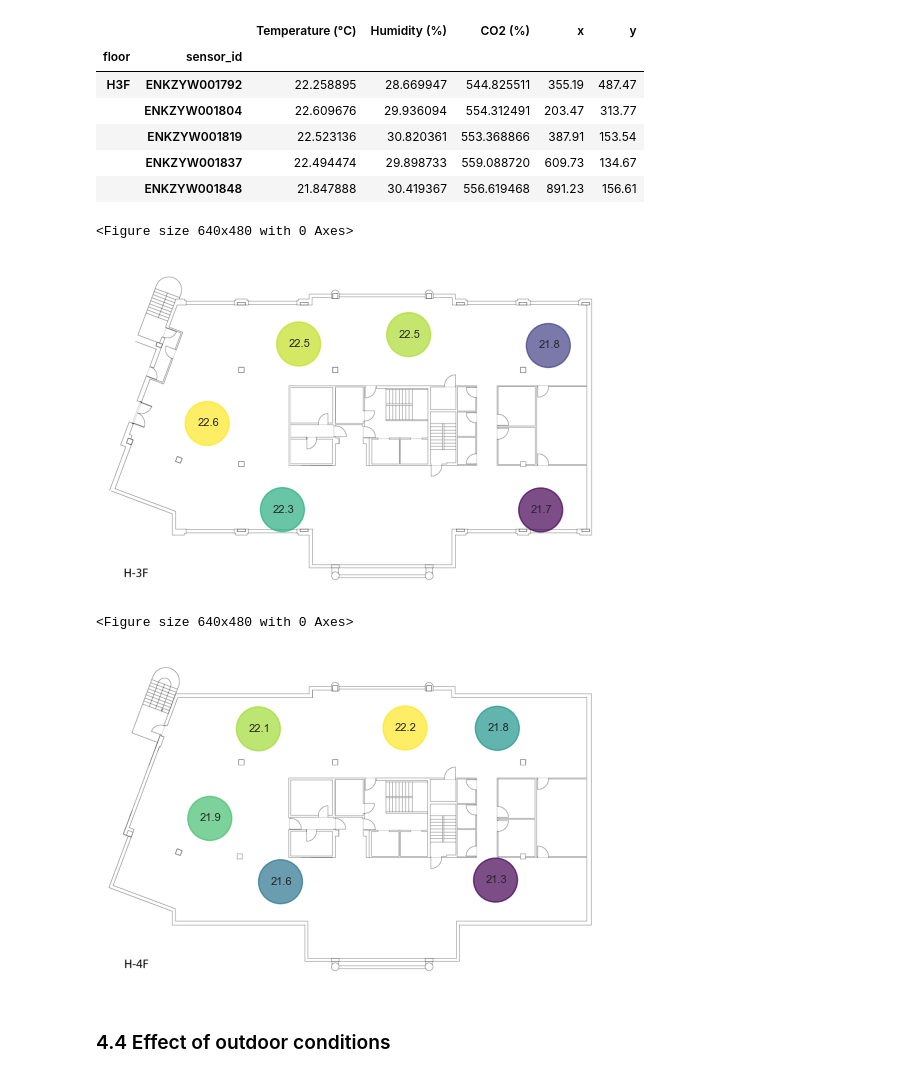
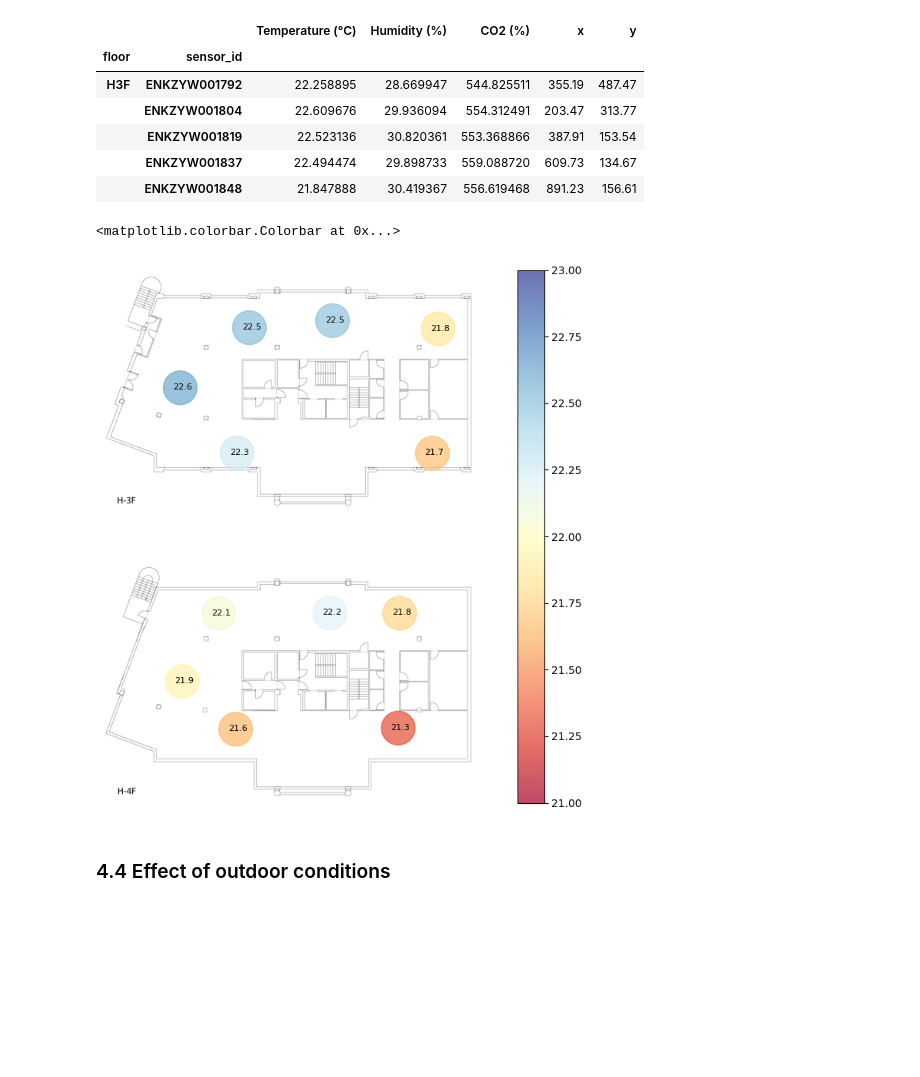
Before and after one commit to SidMurthy97/fp_task, a Jupyter notebook: analysis.ipynb, the cells around one changed output. Cells and saved outputs as stored; diff of their text form; code cells hidden in the pictures; blank space fills up the shorter version.

Commit message:
prettying up plots for presentation

```diff
--- a/analysis.ipynb
+++ b/analysis.ipynb
@@ -7,7 +7,8 @@ import pandas as pd
 import numpy as np
 import matplotlib.pyplot as plt
 import seaborn as sns
-sns.set_style("darkgrid")
+# sns.set_style("darkgrid")
+# plt.rcParams['figure.figsize'] = [13,9]
 import json
 
 from tqdm import tqdm
@@ -386,8 +395,3 @@ iaq_with_date = iaq_w_floors.copy()
 iaq_with_date["Date"] = iaq_with_date["Timestamp"].dt.date
 
 iaq_by_date = iaq_with_date.groupby(["floor","Date"]).mean(numeric_only=True)
-# %%
-for column in iaq_by_date:
-    plt.figure()
-    plt.xticks(rotation=45)
-    sns.lineplot(data=iaq_by_date,x="Date",y=column, hue="floor")
@@ -410,4 +435,18 @@ for column in iaq_by_hour:
     ax = sns.lineplot(data=iaq_by_hour,x="hour",y=column, hue="floor")
     ax.axvspan(8,18,alpha=0.2, color="crimson", label="Working hours")
     plt.legend()
+    plt.ylabel(f"Indoor {column}")
+    fig.tight_layout()
+    ax.spines['top'].set_visible(False)
+    ax.spines['right'].set_visible(False)
+    ax.spines['left'].set_visible(False)
+    ax.spines['bottom'].set_color('#DDDDDD')
+
+    ax.tick_params(left=False)
+
+    ax.set_axisbelow(True)
+    ax.yaxis.grid(True, color='#EEEEEE')
+    ax.xaxis.grid(False)
+    plt.tight_layout()
+    plt.savefig(fr"fig/{column}_by_hour.png")
 # %% [output]
@@ -420,10 +459,12 @@ On an hourly level, there is some seasonality to observe. All three metrics peak
 Lets comupute the average air quality parameters inside and outside the working hour window
 # %%
 working_hours = np.linspace(8,17,10)
+non_working_hours = np.linspace(0,7,8)
+
 metrics_by_hours = pd.DataFrame()
 
 metrics_by_hours["working"] = iaq_by_hour[iaq_by_hour.index.isin(working_hours, level=1)].mean(numeric_only=True)
-metrics_by_hours["non_working"] = iaq_by_hour[~iaq_by_hour.index.isin(working_hours, level=1)].mean(numeric_only=True)
+metrics_by_hours["non_working"] = iaq_by_hour[iaq_by_hour.index.isin(non_working_hours, level=1)].mean(numeric_only=True)
 
 metrics_by_hours
 # %% [output]
@@ -494,35 +563,38 @@ iaq_by_floors_sensors.head()
 # %%
 floors = ["H-3F","H-4F"]
 
-for floor in floors:
-        plt.figure()
+plt.rcParams['figure.figsize'] = [13,9]
+fig, axs = plt.subplots(2,1)
+for floor,ax in zip(floors,axs.flat):
+
         im = plt.imread(f"data/{floor}.png")
-        fig, ax = plt.subplots()
+
         im = ax.imshow(im)
 
         floor_stripped = floor.replace("-","")
 
-        ax.scatter(iaq_by_floors_sensors.loc[floor_stripped].x,
+        sc = ax.scatter(iaq_by_floors_sensors.loc[floor_stripped].x,
                 iaq_by_floors_sensors.loc[floor_stripped].y,
                 c = iaq_by_floors_sensors.loc[floor_stripped]["Temperature (°C)"],
                 s= 1000,
                 alpha=0.7,
-                cmap='viridis')
-        plt.axis('off')
+                cmap='RdYlBu',
+                vmin=21,
+                vmax=23)
+        ax.axis('off')
 
 
         for sensor in iaq_by_floors_sensors.loc[floor_stripped].index:
                 x_pos = iaq_by_floors_sensors.loc[(floor_stripped,sensor)]["x"]
                 y_pos = iaq_by_floors_sensors.loc[(floor_stripped,sensor)]["y"]
 
                 sensor_temp = iaq_by_floors_sensors.loc[(floor_stripped,sensor)]["Temperature (°C)"]
 
                 ax.annotate(round(sensor_temp,1), (x_pos,y_pos),xytext =(x_pos - 20,y_pos + 5), fontsize =8)
+plt.colorbar(sc,ax=axs.ravel().tolist())
 # %% [output]
-<Figure size 640x480 with 0 Axes>
+<matplotlib.colorbar.Colorbar at 0x...>
-[figure, old version]
+[figure, new version]
-<Figure size 640x480 with 0 Axes>
-[figure, removed]
 # %% [markdown]
 ### 4.4 Effect of outdoor conditions
 # %% [markdown]
```
Also changed, not shown: parts of 17 cells of this notebook.
